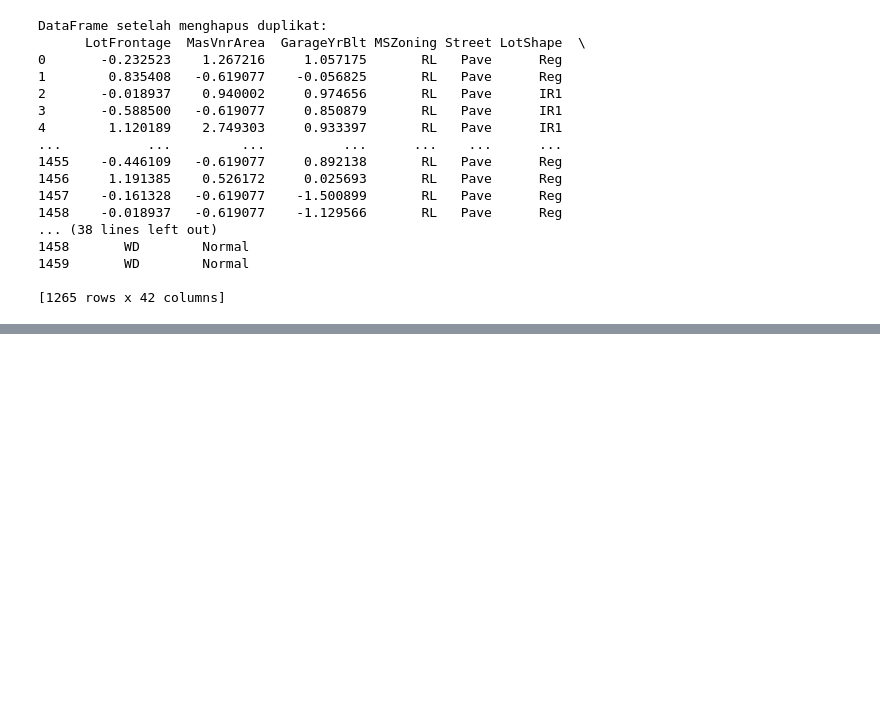
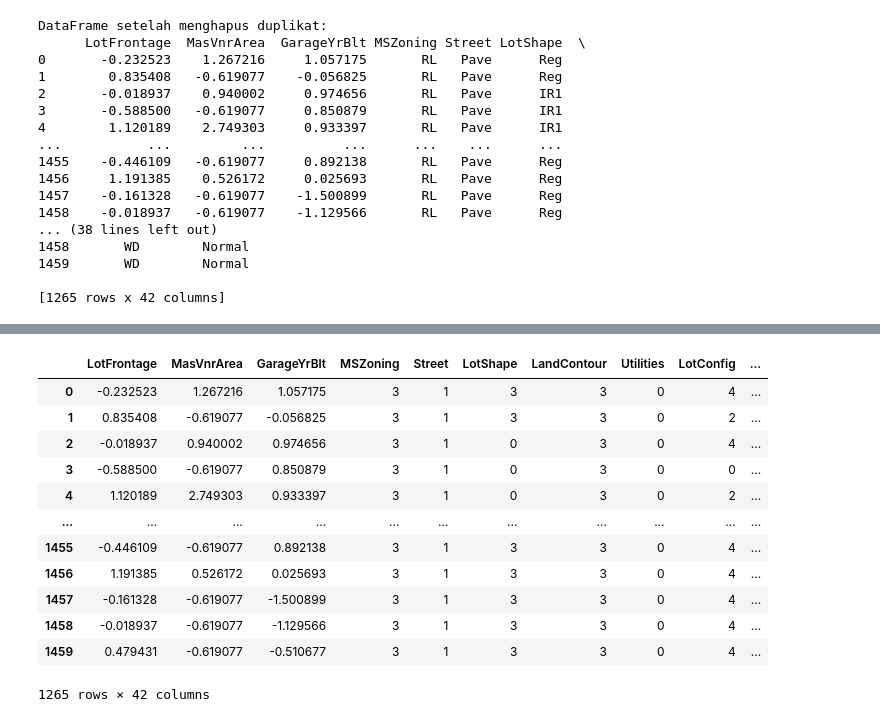
Before and after one commit to DifthaArianggaFirdaus/data_rumah_latihan, a Jupyter notebook: machine_learing.ipynb, the cells around one changed output, grey strips where cells are left out. Saved outputs shown, nothing was run; the diff lists cells and outputs as text; code cells hidden in the pictures; blank space fills up the shorter version.

Commit message:
one hot encoding dan label encoding

```diff
--- a/machine_learing.ipynb
+++ b/machine_learing.ipynb
@@ -235,0 +270,26 @@ DataFrame setelah menghapus duplikat:
+# %%
+from sklearn.preprocessing import LabelEncoder
+
+# Inisialisasi LabelEncoder
+label_encoder = LabelEncoder()
+df_lencoder = pd.DataFrame(df)
+
+for col in category_features:
+    df_lencoder[col] = label_encoder.fit_transform(df[col])
+
+# Menampilkan hasil
+df_lencoder
+# %% [output]
+|  | LotFrontage | MasVnrArea | GarageYrBlt | MSZoning | Street | LotShape | LandContour | Utilities | LotConfig | ... |
+| 0 | -0.232523 | 1.267216 | 1.057175 | 3 | 1 | 3 | 3 | 0 | 4 | ... |
+| 1 | 0.835408 | -0.619077 | -0.056825 | 3 | 1 | 3 | 3 | 0 | 2 | ... |
+| 2 | -0.018937 | 0.940002 | 0.974656 | 3 | 1 | 0 | 3 | 0 | 4 | ... |
+| 3 | -0.588500 | -0.619077 | 0.850879 | 3 | 1 | 0 | 3 | 0 | 0 | ... |
+| 4 | 1.120189 | 2.749303 | 0.933397 | 3 | 1 | 0 | 3 | 0 | 2 | ... |
+| ... | ... | ... | ... | ... | ... | ... | ... | ... | ... | ... |
+| 1455 | -0.446109 | -0.619077 | 0.892138 | 3 | 1 | 3 | 3 | 0 | 4 | ... |
+| 1456 | 1.191385 | 0.526172 | 0.025693 | 3 | 1 | 3 | 3 | 0 | 4 | ... |
+| 1457 | -0.161328 | -0.619077 | -1.500899 | 3 | 1 | 3 | 3 | 0 | 4 | ... |
+| 1458 | -0.018937 | -0.619077 | -1.129566 | 3 | 1 | 3 | 3 | 0 | 4 | ... |
+| 1459 | 0.479431 | -0.619077 | -0.510677 | 3 | 1 | 3 | 3 | 0 | 4 | ... |
+1265 rows × 42 columns
```
Also changed, not shown: parts of 2 cells of this notebook.
